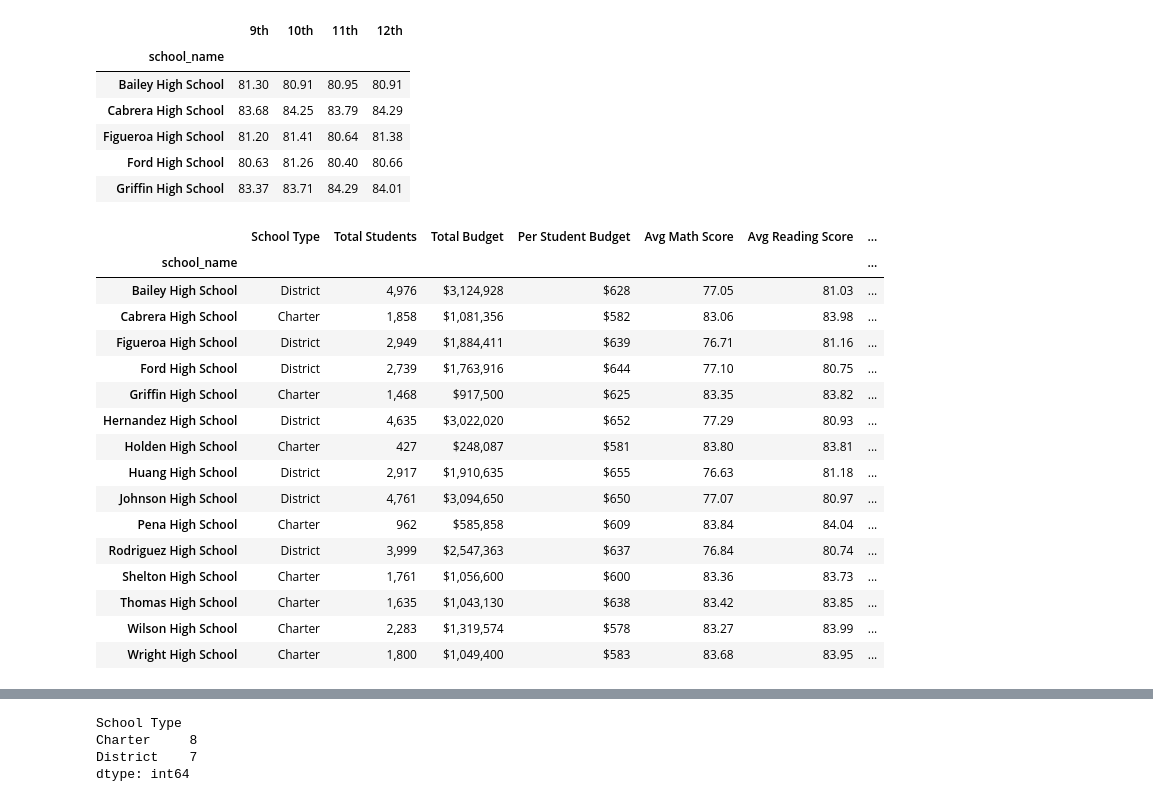
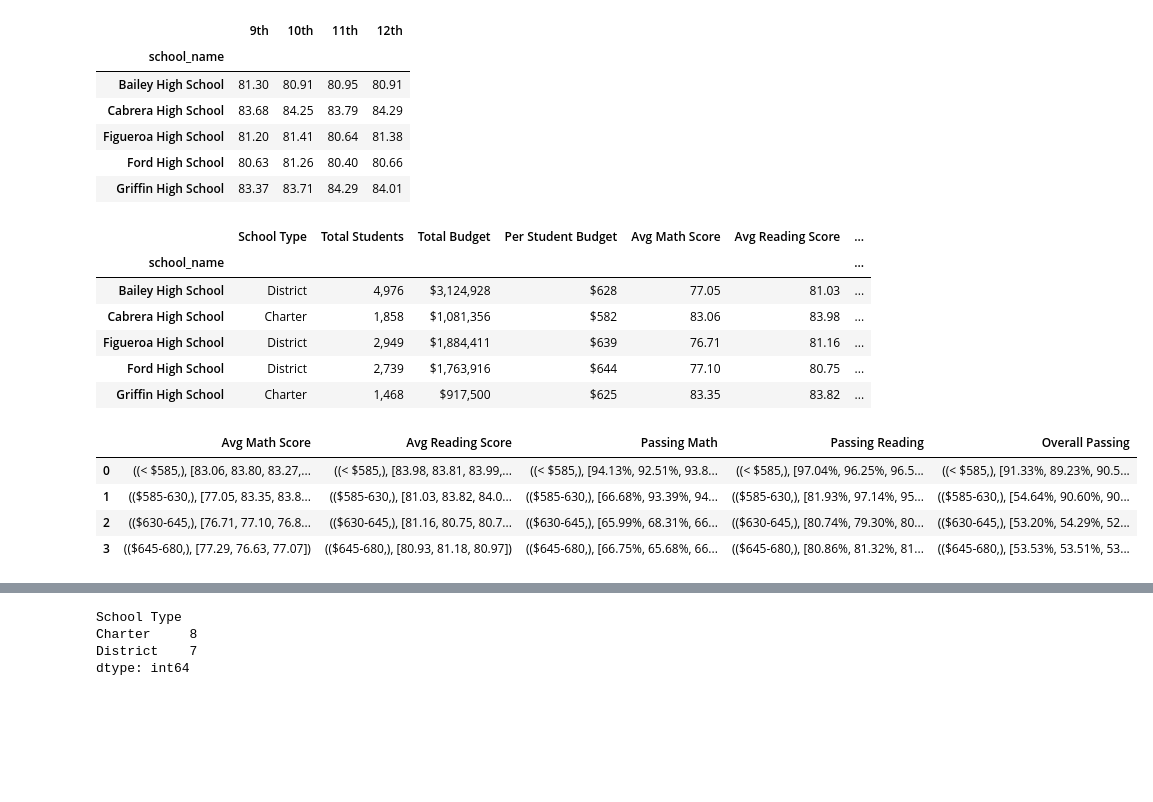
Before and after one commit to parishagupta/pandas-challenge, a Jupyter notebook: PyCitySchools/main.ipynb, the cells around one changed output, grey strips where cells are left out. Cells and saved outputs as stored; diff of their text form; code cells hidden in the pictures; blank space fills up the shorter version.

```diff
--- a/PyCitySchools/main.ipynb
+++ b/PyCitySchools/main.ipynb
@@ -343,10 +315,10 @@ Wright High School       1626
 dtype: int64
 # %%
 # Calculate % sudents per school passing math and reading
-math_passed_percent_school = students_passing_math_school / students_per_school
-reading_passed_percent_school = students_passing_reading_school / students_per_school
+math_passed_percent_school = students_passing_math_school / students_per_school*100
+reading_passed_percent_school = students_passing_reading_school / students_per_school*100
 combo_passed_percent_school = students_passing_math_and_reading_school / students_per_school * 100
 
-combo_passed_percent_school
+combo_passed_percent_school.map("{:,.2f}%".format)
 # %% [output]
 school_name
@@ -486,14 +458,14 @@ reading_by_grade_df.head()
 # %%
 # Establish the bins
 spending_bins = [0, 585, 630, 645, 680]
-labels = ["< $585", "$585-630", "$630-645", "$645-680"]
+labels_spending = ["< $585", "$585-630", "$630-645", "$645-680"]
 
 # Create a copy of the school summary since it has the "Per Student Budget"
-school_spending_df = school_summary_df.copy()
+spending_df = school_summary_df.copy()
 
 # Use `pd.cut` to categorize spending based on the bins.
-school_spending_df["Spending Ranges (Per Student)"] = pd.cut(budget_per_student, spending_bins, labels=labels, right=False)
-school_spending_df
+spending_df["Spending Ranges (Per Student)"] = pd.cut(budget_per_student, spending_bins, labels=labels_spending, right=False)
+spending_df.head()
 # %% [output]
 |  | School Type | Total Students | Total Budget | Per Student Budget | Avg Math Score | Avg Reading Score | ... |
 | school_name |  |  |  |  |  |  | ... |
@@ -502,16 +474,29 @@ school_spending_df
 | Figueroa High School | District | 2,949 | $1,884,411 | $639 | 76.71 | 81.16 | ... |
 | Ford High School | District | 2,739 | $1,763,916 | $644 | 77.10 | 80.75 | ... |
 | Griffin High School | Charter | 1,468 | $917,500 | $625 | 83.35 | 83.82 | ... |
-| Hernandez High School | District | 4,635 | $3,022,020 | $652 | 77.29 | 80.93 | ... |
-| Holden High School | Charter | 427 | $248,087 | $581 | 83.80 | 83.81 | ... |
-| Huang High School | District | 2,917 | $1,910,635 | $655 | 76.63 | 81.18 | ... |
-| Johnson High School | District | 4,761 | $3,094,650 | $650 | 77.07 | 80.97 | ... |
-| Pena High School | Charter | 962 | $585,858 | $609 | 83.84 | 84.04 | ... |
-| Rodriguez High School | District | 3,999 | $2,547,363 | $637 | 76.84 | 80.74 | ... |
-| Shelton High School | Charter | 1,761 | $1,056,600 | $600 | 83.36 | 83.73 | ... |
-| Thomas High School | Charter | 1,635 | $1,043,130 | $638 | 83.42 | 83.85 | ... |
-| Wilson High School | Charter | 2,283 | $1,319,574 | $578 | 83.27 | 83.99 | ... |
-| Wright High School | Charter | 1,800 | $1,049,400 | $583 | 83.68 | 83.95 | ... |
+# %%
+#  Calculate averages for the desired columns.
+spending_math_scores = spending_df.groupby(["Spending Ranges (Per Student)"])["Avg Math Score"]
+spending_reading_scores = spending_df.groupby(["Spending Ranges (Per Student)"])["Avg Reading Score"]
+spending_passing_math = spending_df.groupby(["Spending Ranges (Per Student)"])["Passing Math"]
+spending_passing_reading = spending_df.groupby(["Spending Ranges (Per Student)"])["Passing Reading"]
+overall_passing_spending = spending_df.groupby(["Spending Ranges (Per Student)"])["Overall Passing"]
+
+# Assemble into DataFrame
+spending_summary_df = pd.DataFrame({"Avg Math Score": spending_math_scores,
+                                "Avg Reading Score": spending_reading_scores,
+                                "Passing Math": spending_passing_math,
+                                "Passing Reading": spending_passing_reading,
+                                "Overall Passing": overall_passing_spending})
+
+# Display results
+spending_summary_df.head()
+# %% [output]
+|  | Avg Math Score | Avg Reading Score | Passing Math | Passing Reading | Overall Passing |
+| 0 | ((< $585,), [83.06, 83.80, 83.27,... | ((< $585,), [83.98, 83.81, 83.99,... | ((< $585,), [94.13%, 92.51%, 93.8... | ((< $585,), [97.04%, 96.25%, 96.5... | ((< $585,), [91.33%, 89.23%, 90.5... |
+| 1 | (($585-630,), [77.05, 83.35, 83.8... | (($585-630,), [81.03, 83.82, 84.0... | (($585-630,), [66.68%, 93.39%, 94... | (($585-630,), [81.93%, 97.14%, 95... | (($585-630,), [54.64%, 90.60%, 90... |
+| 2 | (($630-645,), [76.71, 77.10, 76.8... | (($630-645,), [81.16, 80.75, 80.7... | (($630-645,), [65.99%, 68.31%, 66... | (($630-645,), [80.74%, 79.30%, 80... | (($630-645,), [53.20%, 54.29%, 52... |
+| 3 | (($645-680,), [77.29, 76.63, 77.07]) | (($645-680,), [80.93, 81.18, 80.97]) | (($645-680,), [66.75%, 65.68%, 66... | (($645-680,), [80.86%, 81.32%, 81... | (($645-680,), [53.53%, 53.51%, 53... |
 # %%
 ' SCORES BY SCHOOL SIZE
 # %%
```
Also changed, not shown: parts of 5 cells of this notebook.
